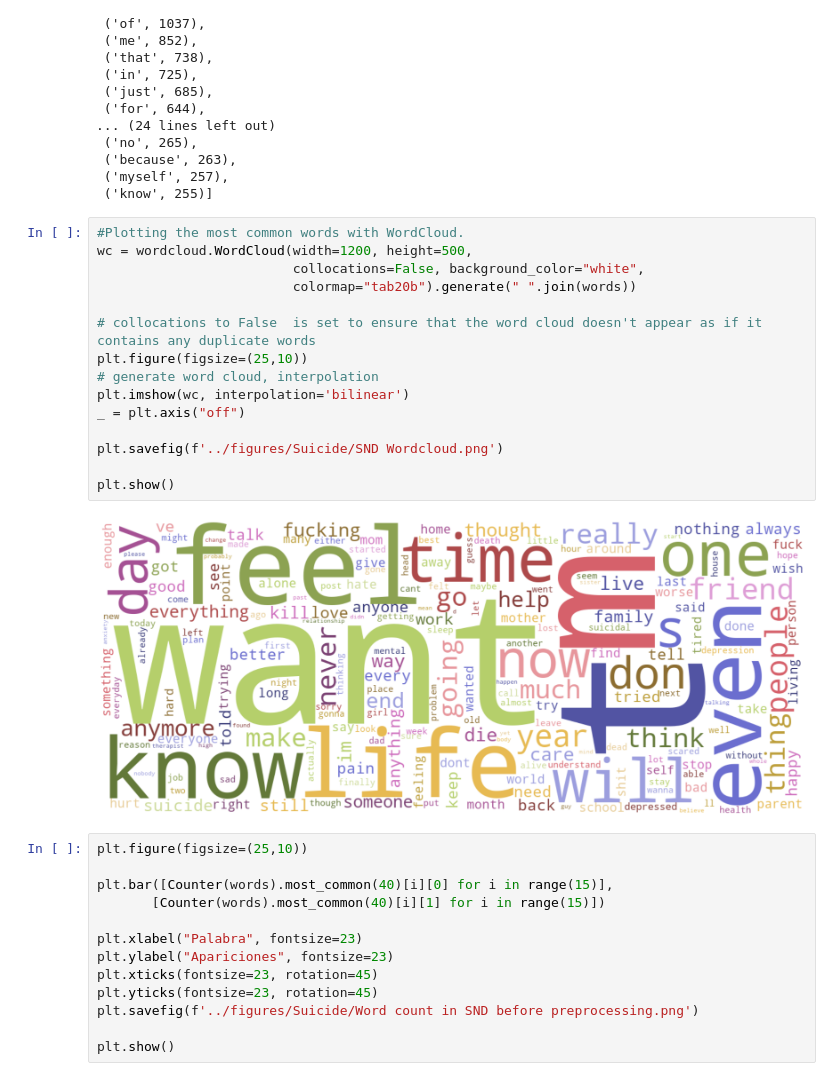
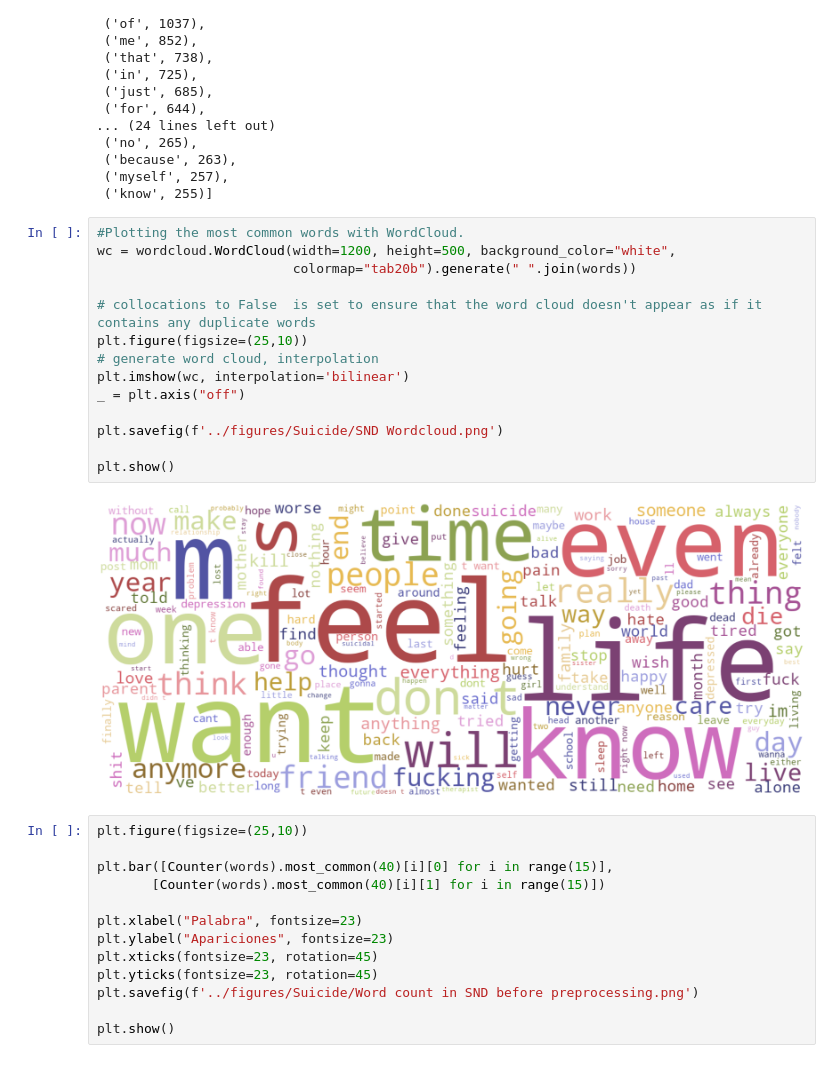
Before and after one commit to TheReverseWasp/MBTI-Suicide_Notes-Application, a Jupyter notebook: Notebooks/06-SND MBTI Results data Analysis.ipynb, the cells around one changed output. Cells and saved outputs as stored; diff of their text form.

Commit message:
doc: final fixes (Images and notebooks)

```diff
--- a/Notebooks/06-SND MBTI Results data Analysis.ipynb
+++ b/Notebooks/06-SND MBTI Results data Analysis.ipynb
@@ -214,21 +213,20 @@ Counter(words).most_common(40)
  ('know', 255)]
 # %%
 #Plotting the most common words with WordCloud.
-wc = wordcloud.WordCloud(width=1200, height=500,
-                         collocations=False, background_color="white",
+wc = wordcloud.WordCloud(width=1200, height=500, background_color="white",
                          colormap="tab20b").generate(" ".join(words))
 
 # collocations to False  is set to ensure that the word cloud doesn't appear as if it contains any duplicate words
 plt.figure(figsize=(25,10))
 # generate word cloud, interpolation
 plt.imshow(wc, interpolation='bilinear')
 _ = plt.axis("off")
 
 plt.savefig(f'../figures/Suicide/SND Wordcloud.png')
 
 plt.show()
 # %% [output]
-[figure, old version]
+[figure, new version]
 # %%
 plt.figure(figsize=(25,10))
 
```
Also changed, not shown: parts of 3 cells of this notebook, 22 other files.
